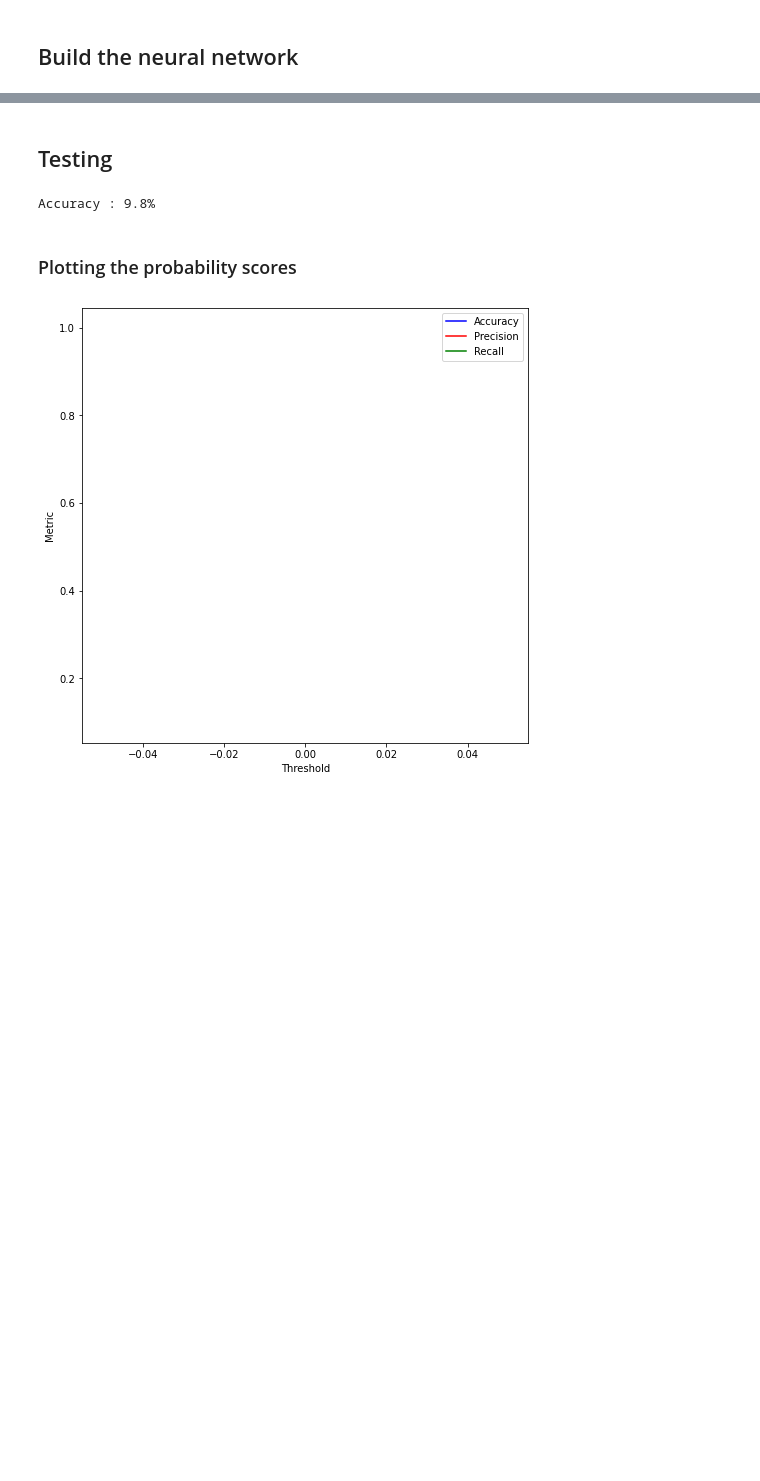
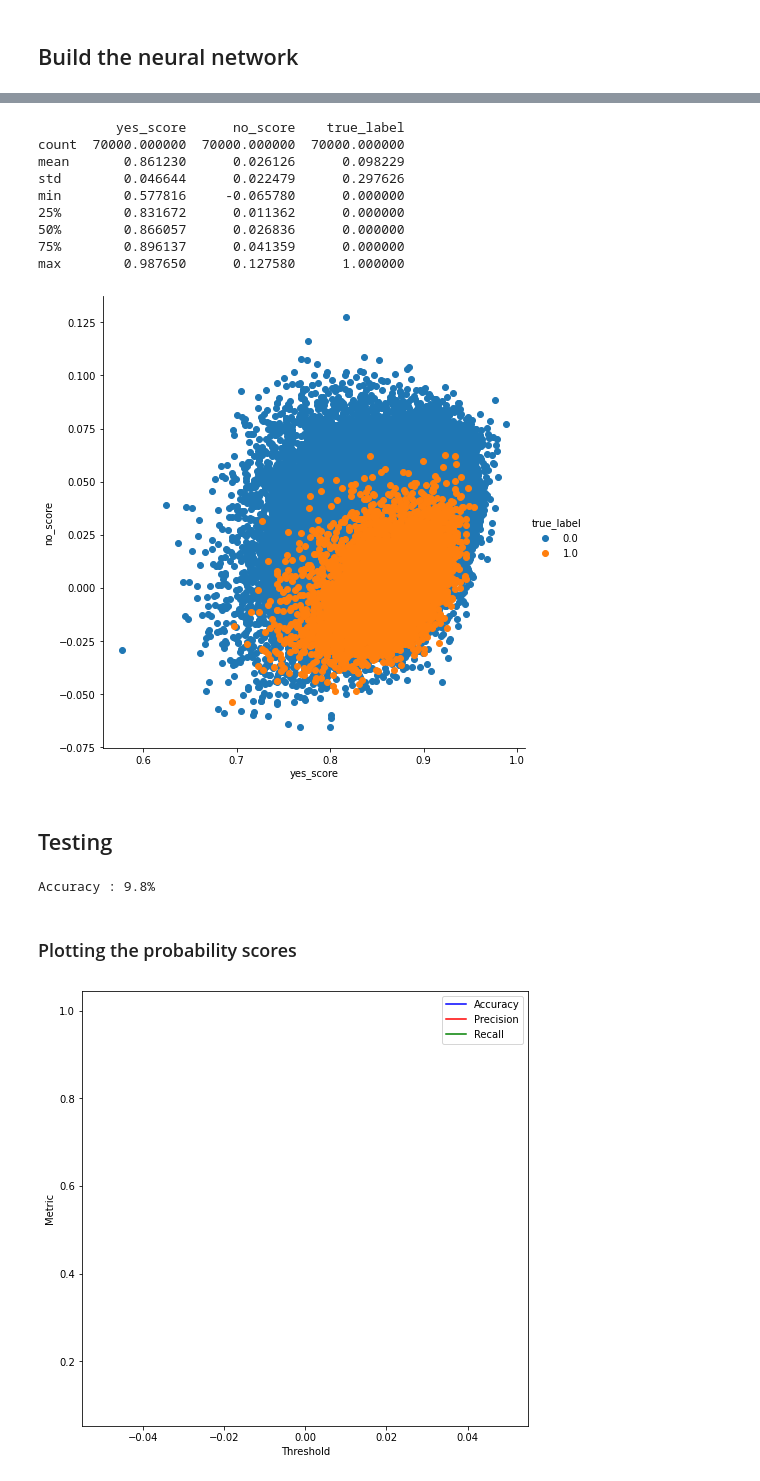
Before and after one commit to nmnsharma007/SimplifiedObjectDetection, a Jupyter notebook: version2/classification_inverted_and_extra.ipynb, the cells around one changed output, grey strips where cells are left out. Saved outputs shown, nothing was run; the diff lists cells and outputs as text; code cells hidden in the pictures; blank space fills up the shorter version.

```diff
--- a/version2/classification_inverted_and_extra.ipynb
+++ b/version2/classification_inverted_and_extra.ipynb
@@ -152,12 +168,11 @@ class NeuralNetwork(nn.Module):
         x = F.relu(self.fc1(x))
         x = F.relu(self.fc2(x))
         x = self.fc3(x)
-        x = F.log_softmax(dim=1)
         return x
 
 epochs = 5
 model = NeuralNetwork()
-criterion = nn.CrossEntropyLoss()
+criterion = nn.MSELoss()
 optimizer = optim.SGD(model.parameters(),lr=0.001,momentum=0.9)
 # function to train the model
 # loss_vals = []
@@ -165,13 +180,13 @@ model.train()
 for e in range(epochs):
   # epoch_loss = []
   running_loss = 0.0
-  for batch, (images,logits) in enumerate(train_loader):
+  for batch, (images,scores) in enumerate(train_loader):
     optimizer.zero_grad()
     # compute prediction error
     output = model(images)
     # print(output)
     # break
-    loss = criterion(output,logits)
+    loss = criterion(output,scores)
     # loss = torch.sum(criterion(output,logits),dim=1)
     # print(loss.item())
     # break
@@ -199,3 +218,21 @@ def test(dataloader,model):
       correct += (output.argmax(1) == scores.argmax(1)).type(torch.float).sum().item()
   correct /= size
   print(f"Accuracy : {(100*correct):>0.1f}%")
+
+test(test_loader,model)
+data = np.empty((0,3),dtype=np.float32)
+
+with torch.no_grad():
+    for images,scores in test_loader:
+      output = model(images)
+      output = output.numpy()
+      scores = scores.numpy()
+      for i in range(len(output)):
+        yes_score = output[i][0]
+        no_score = output[i][1]
+        true_label =  1 if np.argmax(scores[i]) == 0 else 0
+        # if true_label == 1:
+        data = np.vstack((data,[[yes_score,no_score,true_label]]))
+df = pd.DataFrame(data)
+df.columns = ['yes_score','no_score','true_label']
+df
@@ -202,3 +254,18 @@ def test(dataloader,model):
+# %%
+print(df.describe())
+sns.FacetGrid(df,hue="true_label",height=7).map(plt.scatter,"yes_score","no_score").add_legend()
+plt.show()
+# %% [output]
+          yes_score      no_score    true_label
+count  70000.000000  70000.000000  70000.000000
+mean       0.861230      0.026126      0.098229
+std        0.046644      0.022479      0.297626
+min        0.577816     -0.065780      0.000000
+25%        0.831672      0.011362      0.000000
+50%        0.866057      0.026836      0.000000
+75%        0.896137      0.041359      0.000000
+max        0.987650      0.127580      1.000000
+[figure, added]
 # %% [markdown]
 ## Testing
 # %%
```
Also changed, not shown: parts of 7 cells of this notebook.
